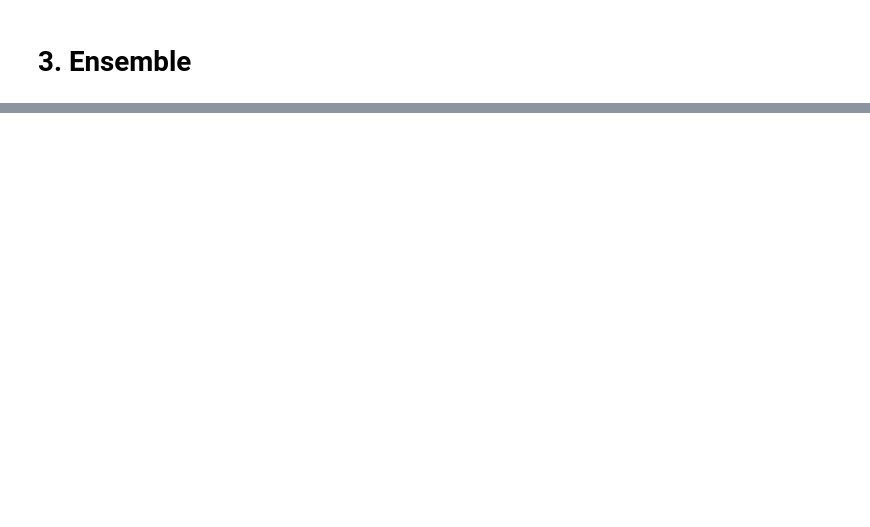
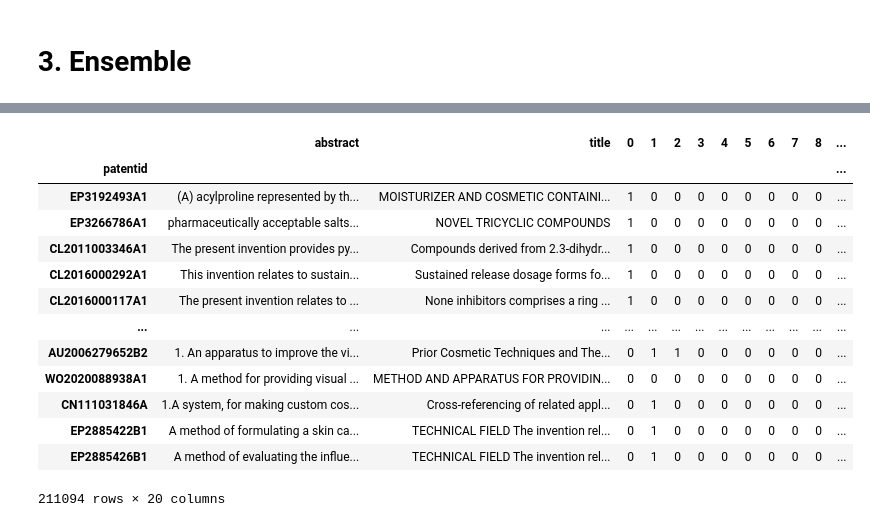
Before and after one commit to cdrc1103/MasterThesis, a Jupyter notebook: Experiments/MutiLabel/CreateDataset.ipynb, the cells around one changed output, grey strips where cells are left out. Saved outputs shown, nothing was run; the diff lists cells and outputs as text; code cells hidden in the pictures; blank space fills up the shorter version.

```diff
--- a/Experiments/MutiLabel/CreateDataset.ipynb
+++ b/Experiments/MutiLabel/CreateDataset.ipynb
@@ -462,0 +672,24 @@ plt.grid()
+# %%
+# Mix claims and description instance into underrepresented classes
+OTHER_FEATURES = ["claim", "description"]
+MIX_THRESHOLD = 5000
+x_other_list = []
+y_other_list = []
+
+# load separate data sets
+for f in OTHER_FEATURES:
+    df = pd.read_csv(f"Datasets/train_{f[0].upper()}0.csv", index_col=0)
+    x_other_list.append(df[f])
+    y_other_list.append(df[df.columns.difference([f], sort=False)])
+
+# perform the same alignment as before to receive an aligned set of two features
+x_other = pd.concat(x_other_list, axis=1)
+y_other = pd.concat(y_other_list, axis=0)
+y_other = y_other[~y_other.index.duplicated(keep="first")]
+# %%
+# drop na values and align y index
+x_other = x_other.dropna()
+y_other = y_other.loc[x_other.index]
+# %%
+# rename columns so that they have the same names as the main data set
+x_other = x_other.rename(columns={"claim": "abstract", "description":"title"})
@@ -462,0 +713,24 @@ plt.grid()
+# %%
+x_train = train_at0[feature_list]
+y_train = train_at0[train_at0.columns.difference(feature_list, sort=False)]
+x_train_mix = x_other
+y_train_mix = y_other
+
+train_at5000 = mix_instances(x_train, y_train, x_train_mix, y_train_mix, MIX_THRESHOLD)
+# %%
+train_at5000
+# %% [output]
+|  | abstract | title | 0 | 1 | 2 | 3 | 4 | 5 | 6 | 7 | 8 | ... |
+| patentid |  |  |  |  |  |  |  |  |  |  |  | ... |
+| EP3192493A1 | (A) acylproline represented by th... | MOISTURIZER AND COSMETIC CONTAINI... | 1 | 0 | 0 | 0 | 0 | 0 | 0 | 0 | 0 | ... |
+| EP3266786A1 | pharmaceutically acceptable salts... | NOVEL TRICYCLIC COMPOUNDS | 1 | 0 | 0 | 0 | 0 | 0 | 0 | 0 | 0 | ... |
+| CL2011003346A1 | The present invention provides py... | Compounds derived from 2.3-dihydr... | 1 | 0 | 0 | 0 | 0 | 0 | 0 | 0 | 0 | ... |
+| CL2016000292A1 | This invention relates to sustain... | Sustained release dosage forms fo... | 1 | 0 | 0 | 0 | 0 | 0 | 0 | 0 | 0 | ... |
+| CL2016000117A1 | The present invention relates to ... | None inhibitors comprises a ring ... | 1 | 0 | 0 | 0 | 0 | 0 | 0 | 0 | 0 | ... |
+| ... | ... | ... | ... | ... | ... | ... | ... | ... | ... | ... | ... | ... |
+| AU2006279652B2 | 1. An apparatus to improve the vi... | Prior Cosmetic Techniques and The... | 0 | 1 | 1 | 0 | 0 | 0 | 0 | 0 | 0 | ... |
+| WO2020088938A1 | 1. A method for providing visual ... | METHOD AND APPARATUS FOR PROVIDIN... | 0 | 0 | 0 | 0 | 0 | 0 | 0 | 0 | 0 | ... |
+| CN111031846A | 1.A system, for making custom cos... | Cross-referencing of related appl... | 0 | 1 | 0 | 0 | 0 | 0 | 0 | 0 | 0 | ... |
+| EP2885422B1 | A method of formulating a skin ca... | TECHNICAL FIELD The invention rel... | 0 | 1 | 0 | 0 | 0 | 0 | 0 | 0 | 0 | ... |
+| EP2885426B1 | A method of evaluating the influe... | TECHNICAL FIELD The invention rel... | 0 | 1 | 0 | 0 | 0 | 0 | 0 | 0 | 0 | ... |
+211094 rows × 20 columns
```
Also changed, not shown: parts of 58 cells of this notebook, 9 other files.
